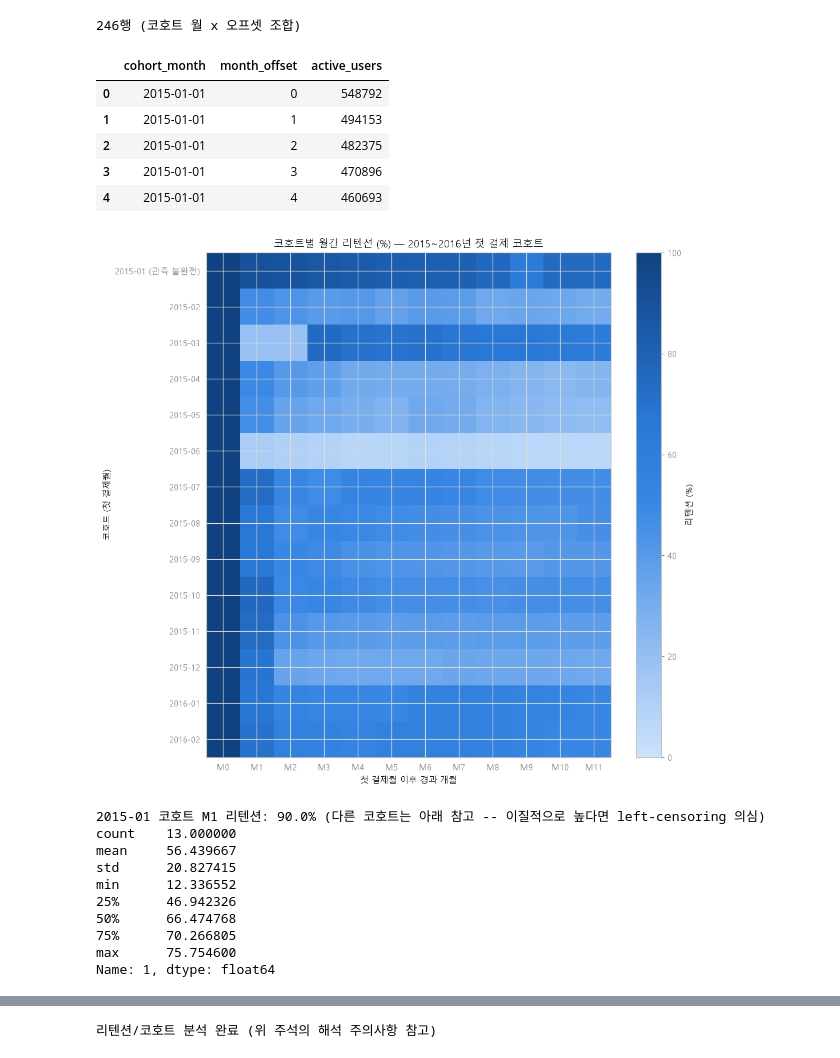
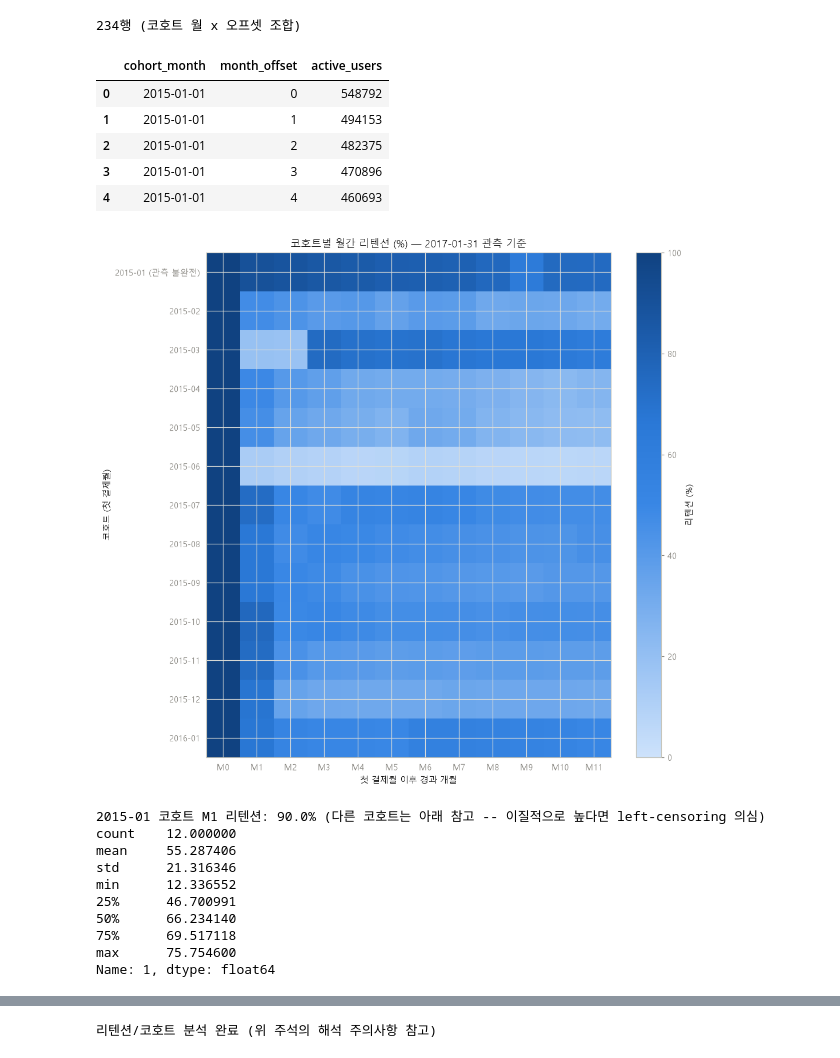
Before and after one commit to SKNETWORKS-FAMILY-AICAMP/SKN34-2nd-2Team, a Jupyter notebook: analytics/02_retention_cohort.ipynb, the cells around one changed output, grey strips where cells are left out. Drawn from its saved outputs; the diff is of its cells as text; code cells hidden in the pictures.

```diff
--- a/analytics/02_retention_cohort.ipynb
+++ b/analytics/02_retention_cohort.ipynb
@@ -47,6 +49,7 @@ cohort_raw = con.sql(f"""
             msno,
             DATE_TRUNC('month', STRPTIME(CAST(transaction_date AS VARCHAR), '%Y%m%d')) AS txn_month
         FROM read_csv_auto('{RAW_DIR / "transactions.csv"}')
+        WHERE transaction_date <= 20170131
     ),
     cohort AS (
         SELECT msno, MIN(txn_month) AS cohort_month
@@ -67,7 +70,7 @@ cohort_raw = con.sql(f"""
 print(f"{len(cohort_raw):,}행 (코호트 월 x 오프셋 조합)")
 cohort_raw.head()
 # %% [output]
-246행 (코호트 월 x 오프셋 조합)
+234행 (코호트 월 x 오프셋 조합)
 |  | cohort_month | month_offset | active_users |
 | 0 | 2015-01-01 | 0 | 548792 |
 | 1 | 2015-01-01 | 1 | 494153 |
@@ -77,45 +80,45 @@ cohort_raw.head()
 # %%
 cohort_sizes = cohort_raw[cohort_raw["month_offset"] == 0].set_index("cohort_month")["active_users"]
 
 pivot = cohort_raw.pivot(index="cohort_month", columns="month_offset", values="active_users")
 retention_pct = pivot.div(cohort_sizes, axis=0) * 100
 
-# 12개월 전부 관측 가능한 코호트만 표시 (2016-02 가입까지, 그 이후는 데이터가 2017-02에 끊겨서 관측 기간 부족)
-retention_pct = retention_pct[retention_pct.index <= pd.Timestamp("2016-02-01")]
+# 12개월 전부 관측 가능한 코호트만 표시 (2016-01 가입까지, 이후는 2017-01 컷오프로 관측 기간 부족)
+retention_pct = retention_pct[retention_pct.index <= pd.Timestamp("2016-01-01")]
 retention_pct.index = retention_pct.index.strftime("%Y-%m")
 
 # 2015-01 코호트는 left-censored: cohort_month = MIN(txn_month)를 데이터 시작월(2015-01)부터만
 # 관측할 수 있어서, 실제로는 2015-01 이전부터 활동하던 기존 유저까지 "신규 유입"으로 잘못 집계된다.
 # (실제로 이 코호트 M1 리텐션만 90%대로 다른 코호트(12~75%)와 이질적 -- 아래에서 확인)
 LEFT_CENSORED_COHORT = "2015-01"
 ytick_labels = [f"{c} (관측 불완전)" if c == LEFT_CENSORED_COHORT else c for c in retention_pct.index]
 
 fig, ax = plt.subplots(figsize=(10, 9))
 im = ax.imshow(retention_pct.values, cmap=BLUE_SEQ_CMAP, aspect="auto", vmin=0, vmax=100)
 ax.set_xticks(range(len(retention_pct.columns)))
 ax.set_xticklabels([f"M{m}" for m in retention_pct.columns])
 ax.set_yticks(range(len(retention_pct.index)))
 ax.set_yticklabels(ytick_labels)
 ax.set_xlabel("첫 결제월 이후 경과 개월")
 ax.set_ylabel("코호트 (첫 결제월)")
-ax.set_title("코호트별 월간 리텐션 (%) — 2015~2016년 첫 결제 코호트")
+ax.set_title("코호트별 월간 리텐션 (%) — 2017-01-31 관측 기준")
 plt.colorbar(im, ax=ax, label="리텐션 (%)")
 plt.tight_layout()
 plt.show()
 
 print(f"{LEFT_CENSORED_COHORT} 코호트 M1 리텐션: {retention_pct.loc[LEFT_CENSORED_COHORT, 1]:.1f}% "
       f"(다른 코호트는 아래 참고 -- 이질적으로 높다면 left-censoring 의심)")
 print(retention_pct[1].drop(index=LEFT_CENSORED_COHORT).describe())
 # %% [output]
-[figure, old version]
+[figure, new version]
 2015-01 코호트 M1 리텐션: 90.0% (다른 코호트는 아래 참고 -- 이질적으로 높다면 left-censoring 의심)
-count    13.000000
-mean     56.439667
-std      20.827415
+count    12.000000
+mean     55.287406
+std      21.316346
 min      12.336552
-25%      46.942326
-50%      66.474768
-75%      70.266805
+25%      46.700991
+50%      66.234140
+75%      69.517118
 max      75.754600
 Name: 1, dtype: float64
 # %%
```
Also changed, not shown: parts of 4 cells of this notebook, 5 other files.
